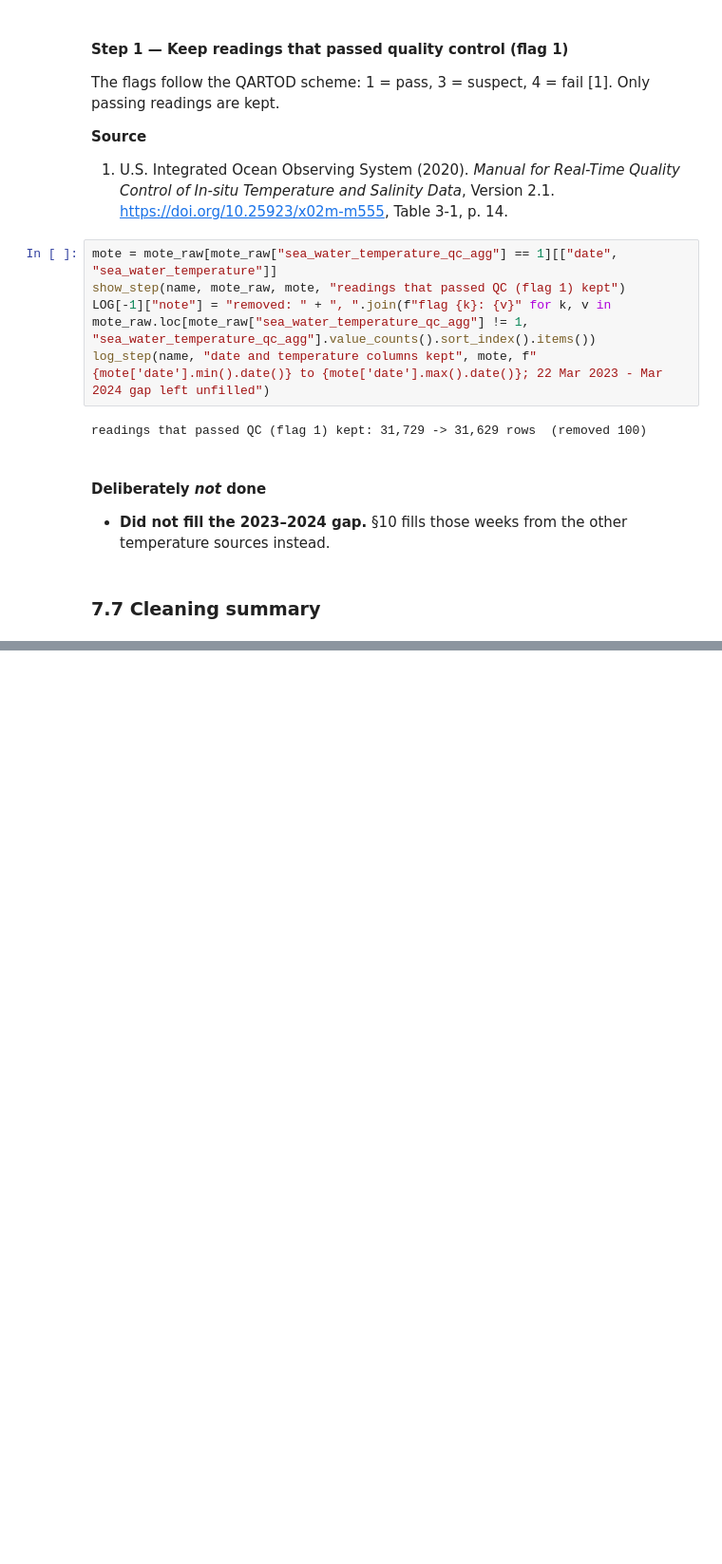
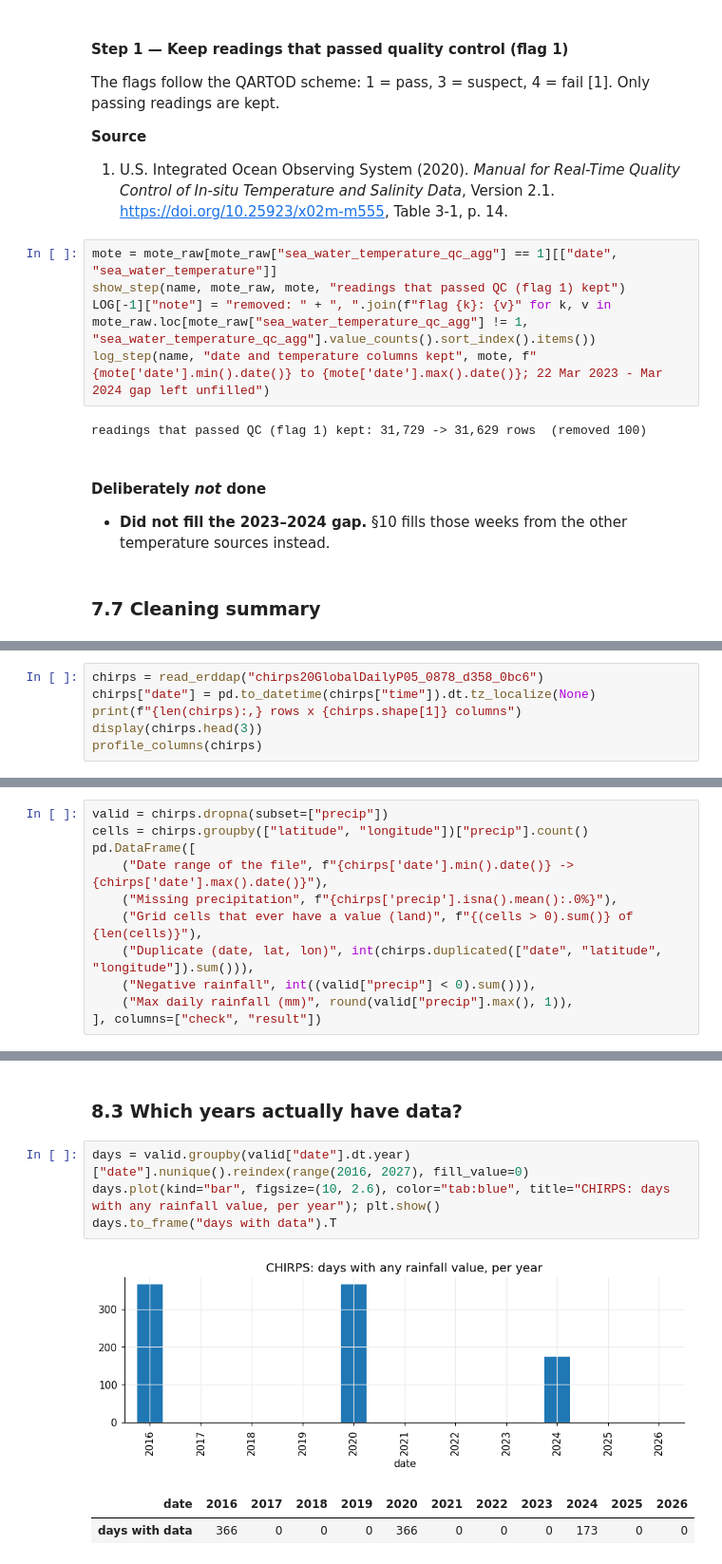
Before and after one commit to Break-Through-Tech/Biointerphase-1A-forecasting-harmful-algal-bloom-risk, a Jupyter notebook: models/notebooks/00_master_eda_and_merge.ipynb, the cells around one changed output, grey strips where cells are left out. Shown at 95% size. Drawn from its saved outputs; the diff is of its cells as text; blank space fills up the shorter version.

```diff
--- a/models/notebooks/00_master_eda_and_merge.ipynb
+++ b/models/notebooks/00_master_eda_and_merge.ipynb
@@ -2056,0 +2073,6 @@ del mote_raw
+# %%
+chirps = read_erddap("chirps20GlobalDailyP05_0878_d358_0bc6")
+chirps["date"] = pd.to_datetime(chirps["time"]).dt.tz_localize(None)
+print(f"{len(chirps):,} rows x {chirps.shape[1]} columns")
+display(chirps.head(3))
+profile_columns(chirps)
@@ -2056,0 +2093,11 @@ del mote_raw
+# %%
+valid = chirps.dropna(subset=["precip"])
+cells = chirps.groupby(["latitude", "longitude"])["precip"].count()
+pd.DataFrame([
+    ("Date range of the file", f"{chirps['date'].min().date()} -> {chirps['date'].max().date()}"),
+    ("Missing precipitation", f"{chirps['precip'].isna().mean():.0%}"),
+    ("Grid cells that ever have a value (land)", f"{(cells > 0).sum()} of {len(cells)}"),
+    ("Duplicate (date, lat, lon)", int(chirps.duplicated(["date", "latitude", "longitude"]).sum())),
+    ("Negative rainfall", int((valid["precip"] < 0).sum())),
+    ("Max daily rainfall (mm)", round(valid["precip"].max(), 1)),
+], columns=["check", "result"])
@@ -2056,0 +2112,10 @@ del mote_raw
+# %% [markdown]
+### 8.3 Which years actually have data?
+# %%
+days = valid.groupby(valid["date"].dt.year)["date"].nunique().reindex(range(2016, 2027), fill_value=0)
+days.plot(kind="bar", figsize=(10, 2.6), color="tab:blue", title="CHIRPS: days with any rainfall value, per year"); plt.show()
+days.to_frame("days with data").T
+# %% [output]
+[figure, added]
+| date | 2016 | 2017 | 2018 | 2019 | 2020 | 2021 | 2022 | 2023 | 2024 | 2025 | 2026 |
+| days with data | 366 | 0 | 0 | 0 | 366 | 0 | 0 | 0 | 173 | 0 | 0 |
```
Also changed, not shown: parts of 14 cells of this notebook, 3 other files.
